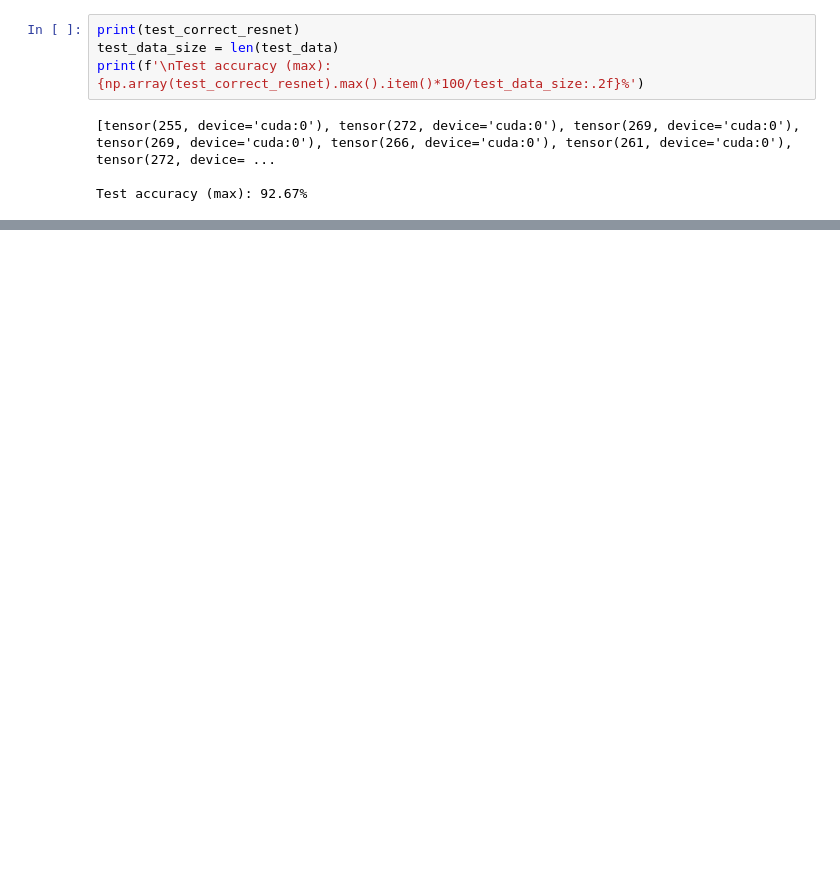
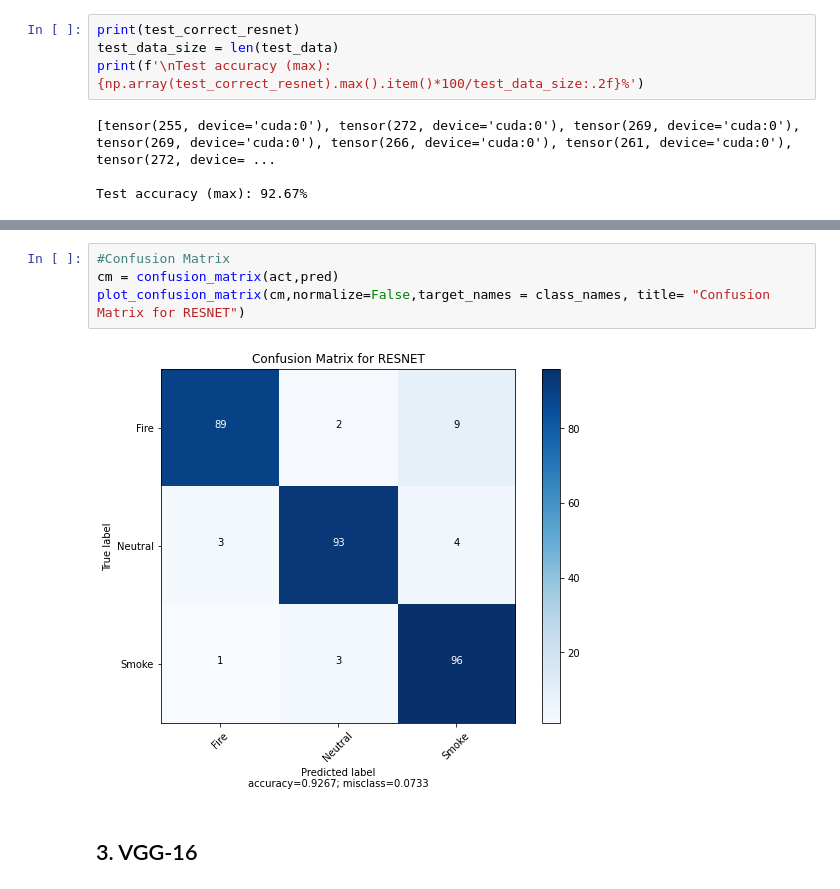
Before and after one commit to rifatislamomio/Neural-Net_Flame-Smoke-Detection, a Jupyter notebook: cse465-flame-smoke-detection.ipynb, the cells around one changed output, grey strips where cells are left out. Cells and saved outputs as stored; diff of their text form; blank space fills up the shorter version.

Commit message:
Enhancement: Confusion-matrix added

```diff
--- a/cse465-flame-smoke-detection.ipynb
+++ b/cse465-flame-smoke-detection.ipynb
@@ -666,0 +701,8 @@ Test accuracy for ephoch-20: 92.67%
+# %%
+#Confusion Matrix
+cm = confusion_matrix(act,pred)
+plot_confusion_matrix(cm,normalize=False,target_names = class_names, title= "Confusion Matrix for RESNET")
+# %% [output]
+[figure, added]
+# %% [markdown]
+## 3. VGG-16
```
Also changed, not shown: parts of 17 cells of this notebook.
